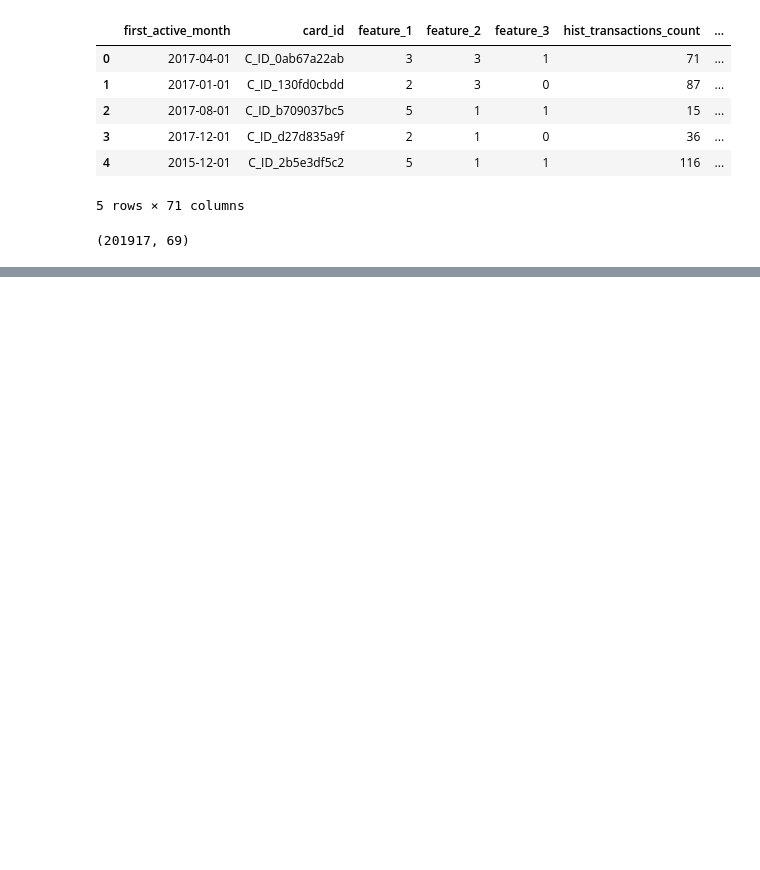
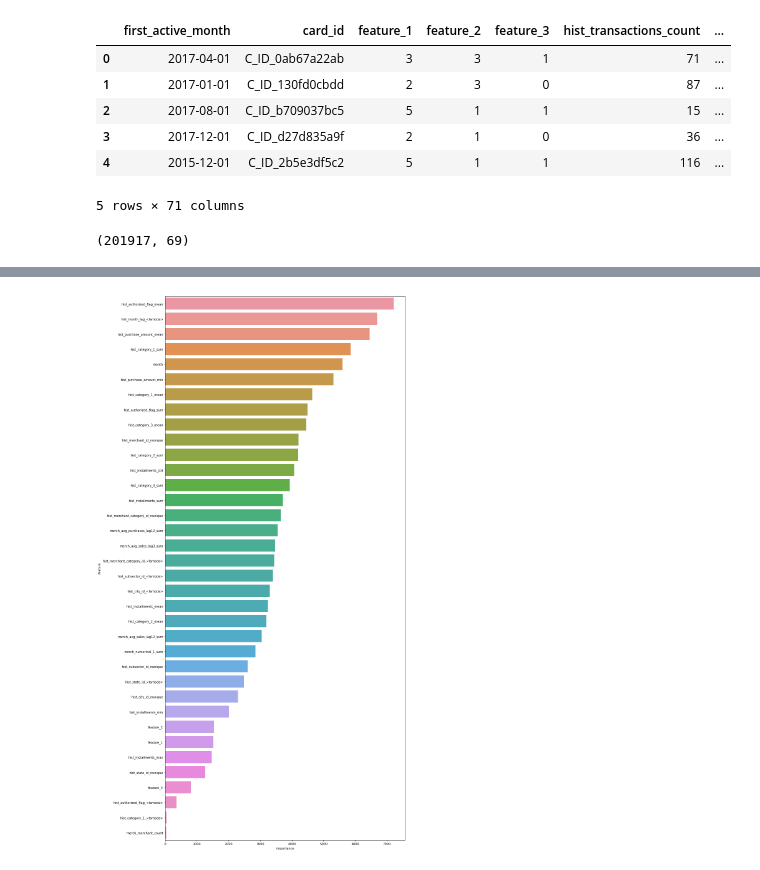
Before and after one commit to ahlusar1989/Kaggle-Elo-Merchant-Classification, a Jupyter notebook: df_optimization_plus_nn.ipynb, the cells around one changed output, grey strips where cells are left out. Drawn from its saved outputs; the diff is of its cells as text; code cells hidden in the pictures; blank space fills up the shorter version.

```diff
--- a/df_optimization_plus_nn.ipynb
+++ b/df_optimization_plus_nn.ipynb
@@ -1047,0 +1134,31 @@ Training until validation scores don't improve for 100 rounds.
+# %%
+train = train_final[features]
+test = test_final[features]
+# %%
+# Use Kfold predict
+nfolds = 5
+nrepeats = 2
+
+folds = RepeatedKFold(n_splits=nfolds, n_repeats=nrepeats, random_state=11)
+fold_pred = np.zeros(len(train))
+lgb_preds = np.zeros(len(test))
+feature_importance_df = pd.DataFrame()
+
+for fold_, (trn_idx, val_idx) in enumerate(folds.split(train.values, target.values)): #target.values
+    print("fold n°{}".format(fold_))
+    trn_data = lgb.Dataset(train.iloc[trn_idx], label=target.iloc[trn_idx]) #categorical_feature=categorical_feats
+    val_data = lgb.Dataset(train.iloc[val_idx], label=target.iloc[val_idx]) #categorical_feature=categorical_feats
+
+    iteration = 3000
+    lgb_model = lgb.train(params, trn_data, iteration, valid_sets = [trn_data, val_data], verbose_eval=100, early_stopping_rounds = 100)
+    fold_pred[val_idx] = lgb_model.predict(train.iloc[val_idx], num_iteration=lgb_model.best_iteration)
+
+    fold_importance_df = pd.DataFrame()
+    fold_importance_df["feature"] = train.columns
+    fold_importance_df["importance"] = lgb_model.feature_importance()
+    fold_importance_df["fold"] = fold_ + 1
+    feature_importance_df = pd.concat([feature_importance_df, fold_importance_df], axis=0)
+
+    lgb_preds += lgb_model.predict(test, num_iteration=lgb_model.best_iteration) / (nfolds*nrepeats)
+
+print("CV score: {:<8.5f}".format(np.sqrt(mean_squared_error(fold_pred, target))))
@@ -1047,0 +1183,5 @@ Training until validation scores don't improve for 100 rounds.
+# %%
+# feature importance
+final_importance = feature_importance_df[["feature", "importance"]].groupby("feature").mean().sort_values(by="importance", ascending=False)
+final_importance.reset_index(inplace=True)
+final_importance[0:50]
@@ -1047,0 +1206,10 @@ Training until validation scores don't improve for 100 rounds.
+# %%
+import matplotlib.pyplot as plt
+import seaborn as sns
+
+plt.figure(figsize=(14,25))
+sns.barplot(x="importance",y="feature",data=final_importance)
+plt.tight_layout()
+plt.savefig('lgbm_importances_2_merchants.png')
+# %% [output]
+[figure, added]
```
Also changed, not shown: parts of 33 cells of this notebook, 2 other files.
